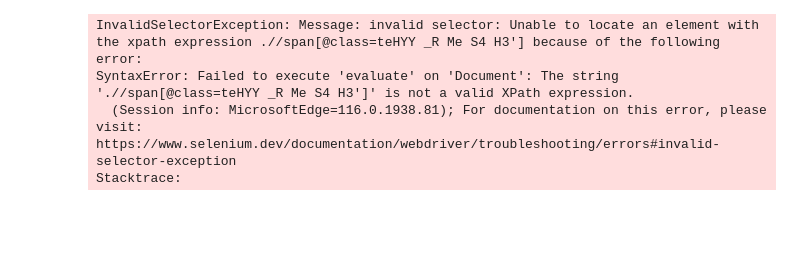
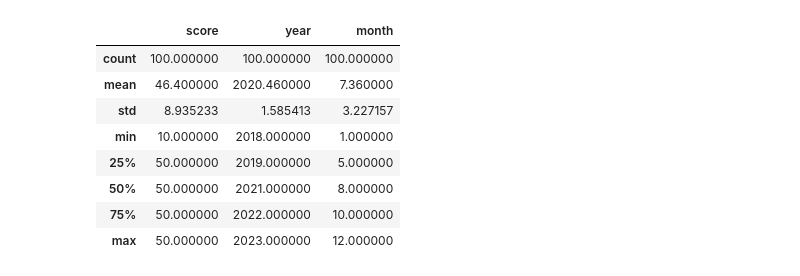
Before and after one commit to AndreaPela03/PrimaRepository, a Jupyter notebook: Web.ipynb, the cells around one changed output. Saved outputs shown, nothing was run; the diff lists cells and outputs as text; code cells hidden in the pictures; blank space fills up the shorter version.

```diff
--- a/Web.ipynb
+++ b/Web.ipynb
@@ -34,22 +24,35 @@ reviews
 # %%
-with open('ArmaniHotelReviews.csv','w',encoding='utf-8') as csvFile:
-    csvWriter = csv.writer(csvFile)
-    for i in range(10):
-        time.sleep(6)
+try:
+    with open('ArmaniHotelReviews.csv','w',encoding='utf-8') as csvFile:
+        csvWriter = csv.writer(csvFile)
+        for i in range(10):
+            time.sleep(2)
+            reviews = browser.find_elements('xpath', ".//div[@data-reviewid]")
+            for review in reviews:
 
-        for review in reviews:
-            rating_rubble = review.find_element('xpath',".//span[contains(@class, 'ui_bubble_rating bubble_')]")
-            score = rating_rubble.get_attribute("class").split("_")[3]
+                rating_rubble = review.find_element('xpath',".//span[contains(@class, 'ui_bubble_rating bubble_')]")
+                score = rating_rubble.get_attribute("class").split("_")[3]
 
-            date_ob = review.find_element('xpath',".//span[@class=teHYY _R Me S4 H3']")
-            date_rec = date_ob.text.replace("Date of stay:",'')
-            date = datetime.strptime(date_rec,'%B %Y')
-            title = review.find_element('xpath', ".//div[contains(@data-test-target,'review-title')]").text
-            comment = review.find_element('xpath',".//span[@class = 'QewHA H4 _a']").text.replace("\n","  ")
-            csvWriter.writerow([score,date.year,date.month,title,comment])
-        browser.find_element('xpath', './/a[@class="ui_button nav next primary "]').click()
+                date_ob = review.find_element('xpath',".//span[@class='teHYY _R Me S4 H3']")
+                date_rec = date_ob.text.replace("Date of stay: ",'')
+                date = datetime.strptime(date_rec,'%B %Y')
+                title = review.find_element('xpath', ".//div[contains(@data-test-target,'review-title')]").text
+                comment = review.find_element('xpath',".//span[@class = 'QewHA H4 _a']").text.replace("\n","  ")
+                csvWriter.writerow([score,date.year,date.month,title,comment])
+            browser.find_element('xpath', './/a[@class="ui_button nav next primary "]').click()
+finally:
+    browser.quit()
-# %% [output]
-InvalidSelectorException: Message: invalid selector: Unable to locate an element with the xpath expression .//span[@class=teHYY _R Me S4 H3'] because of the following error:
-SyntaxError: Failed to execute 'evaluate' on 'Document': The string './/span[@class=teHYY _R Me S4 H3']' is not a valid XPath expression.
-  (Session info: MicrosoftEdge=116.0.1938.81); For documentation on this error, please visit: https://www.selenium.dev/documentation/webdriver/troubleshooting/errors#invalid-selector-exception
-Stacktrace:
+# %%
+import pandas as pd
+df = pd.read_csv('ArmaniHotelReviews.csv',names = ['score','year','month','title','comment'])
+df.describe()
+# %% [output]
+|  | score | year | month |
+| count | 100.000000 | 100.000000 | 100.000000 |
+| mean | 46.400000 | 2020.460000 | 7.360000 |
+| std | 8.935233 | 1.585413 | 3.227157 |
+| min | 10.000000 | 2018.000000 | 1.000000 |
+| 25% | 50.000000 | 2019.000000 | 5.000000 |
+| 50% | 50.000000 | 2021.000000 | 8.000000 |
+| 75% | 50.000000 | 2022.000000 | 10.000000 |
+| max | 50.000000 | 2023.000000 | 12.000000 |
```
Also changed, not shown: parts of 11 cells of this notebook.
